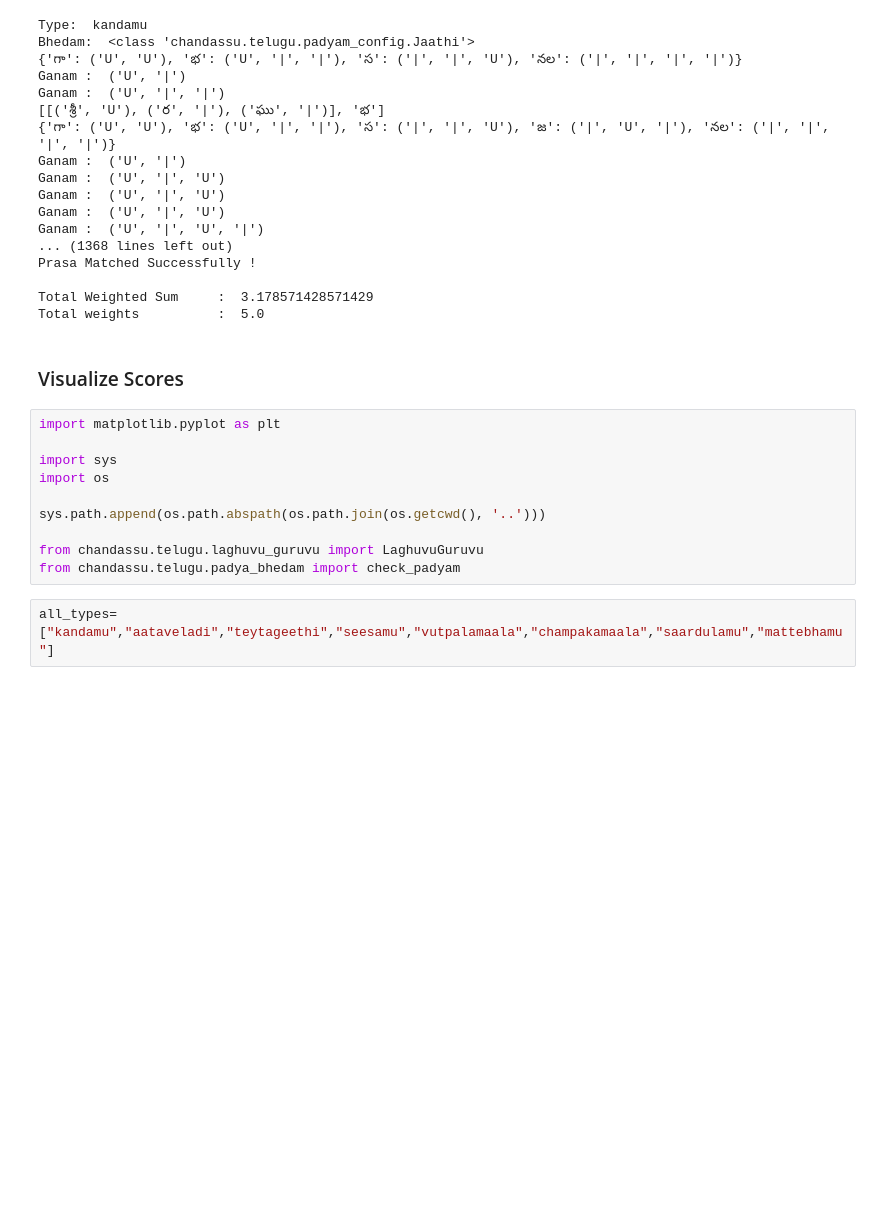
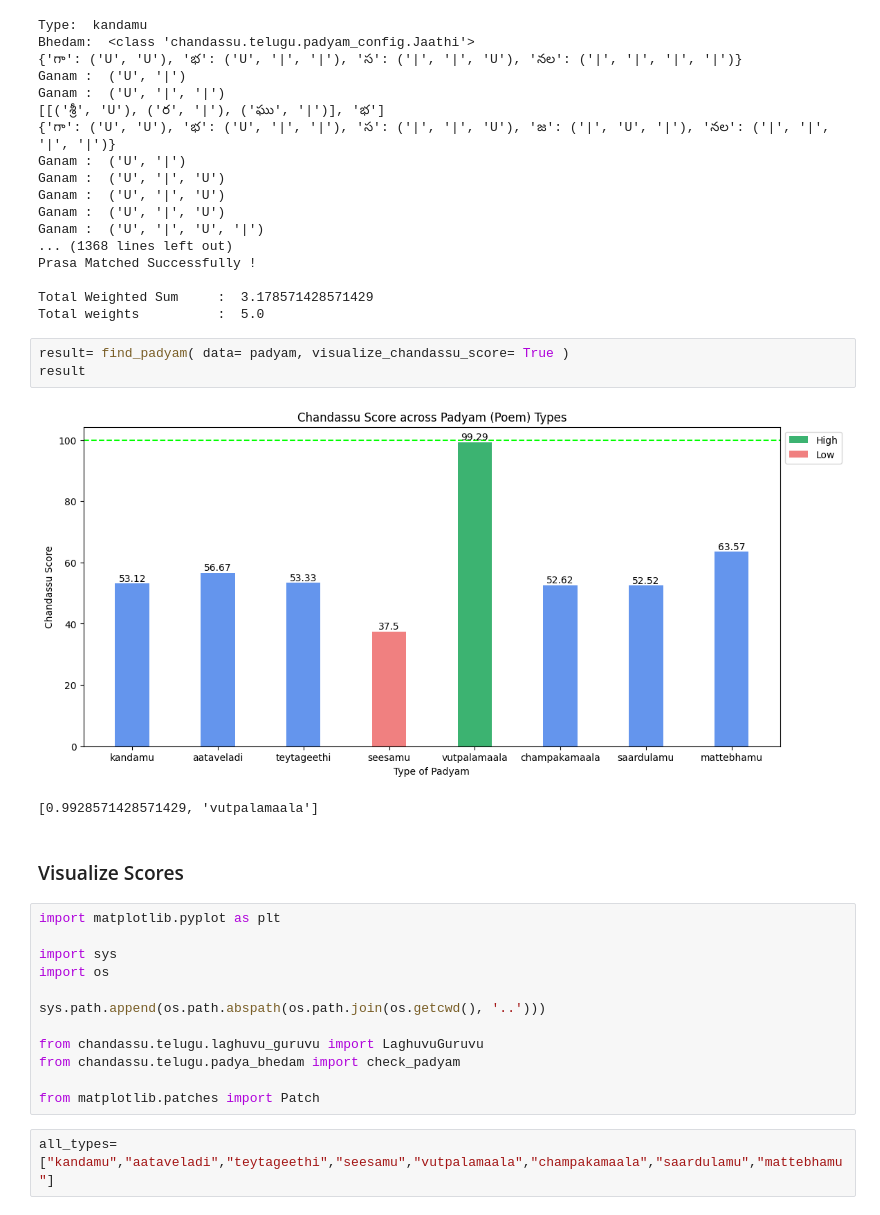
Before and after one commit to BodduSriPavan-111/chandassu, a Jupyter notebook: examples/Automatic_Padyam_Find.ipynb, the cells around one changed output. Cells and saved outputs as stored; diff of their text form; blank space fills up the shorter version.

```diff
--- a/examples/Automatic_Padyam_Find.ipynb
+++ b/examples/Automatic_Padyam_Find.ipynb
@@ -98,6 +98,12 @@ Prasa Matched Successfully !
 
 Total Weighted Sum     :  3.178571428571429
 Total weights          :  5.0
+# %%
+result= find_padyam( data= padyam, visualize_chandassu_score= True )
+result
+# %% [output]
+[figure, added]
+[0.9928571428571429, 'vutpalamaala']
 # %% [markdown]
 ### Visualize Scores
 # %%
@@ -110,6 +116,8 @@ sys.path.append(os.path.abspath(os.path.join(os.getcwd(), '..')))
 
 from chandassu.telugu.laghuvu_guruvu import LaghuvuGuruvu
 from chandassu.telugu.padya_bhedam import check_padyam
+
+from matplotlib.patches import Patch
 # %%
 all_types= ["kandamu","aataveladi","teytageethi","seesamu","vutpalamaala","champakamaala","saardulamu","mattebhamu"]
 # %%
```
Also changed, not shown: parts of 4 cells of this notebook, 3 other files.
